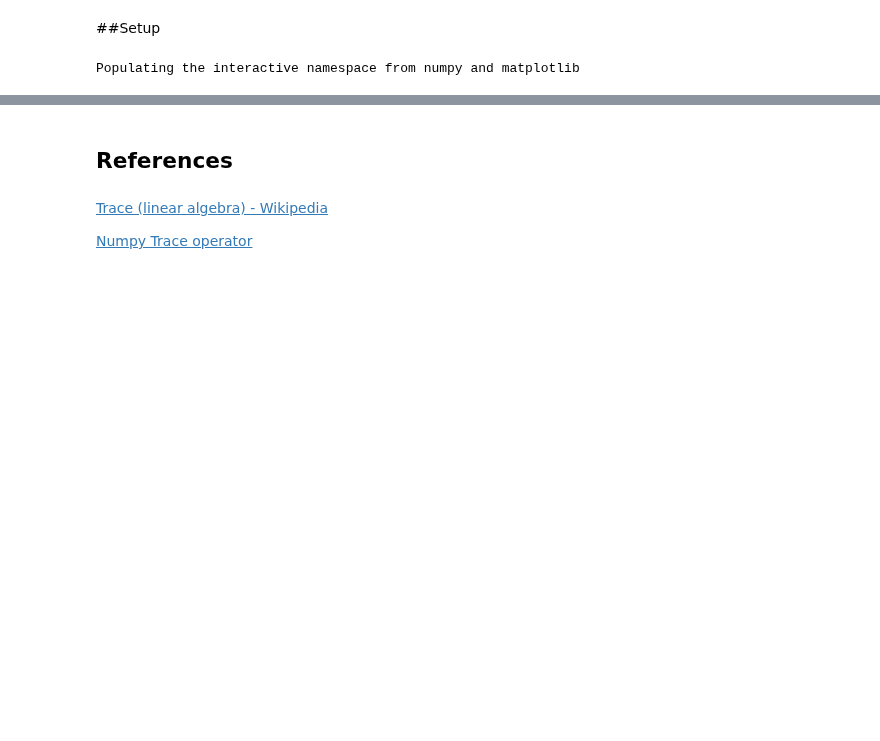
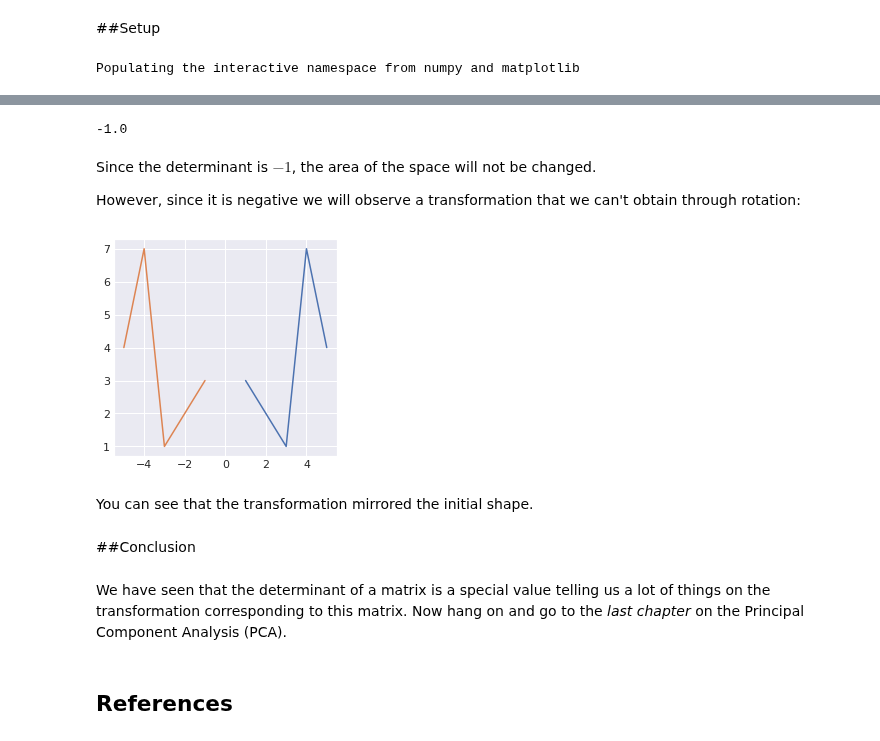
Before and after one commit to rahiakela/mathematics-for-machine-learning, a Jupyter notebook: deep-learning-book-maths/2_11_determinant.ipynb, the cells around one changed output, grey strips where cells are left out. Saved outputs shown, nothing was run; the diff lists cells and outputs as text; code cells hidden in the pictures; blank space fills up the shorter version.

```diff
--- a/deep-learning-book-maths/2_11_determinant.ipynb
+++ b/deep-learning-book-maths/2_11_determinant.ipynb
@@ -242,6 +196,39 @@ assert np.trace(A.dot(B).dot(C)) == np.trace(C.dot(A).dot(B)) == np.trace(B.dot(
+# %%
+# Some random points
+points = np.array([
+  [1, 3],
+  [2, 2],
+  [3, 1],
+  [4, 7],
+  [5, 4]
+])
+
+C = np.array([
+  [-1, 0],
+  [0, 1]
+])
+
+np.linalg.det(C)
+# %% [output]
+-1.0
+# %% [markdown]
+Since the determinant is $-1$, the area of the space will not be changed.
+
+However, since it is negative we will observe a transformation that we can't obtain through rotation:
+# %%
+newPoints = points.dot(C)
+
+plt.figure()
+plt.plot(points[:, 0], points[:, 1])
+plt.plot(newPoints[:, 0], newPoints[:, 1])
+plt.show()
+# %% [output]
+[figure, added]
+# %% [markdown]
+You can see that the transformation mirrored the initial shape.
+# %% [markdown]
+##Conclusion
+# %% [markdown]
+We have seen that the determinant of a matrix is a special value telling us a lot of things on the transformation corresponding to this matrix. Now hang on and go to the *last chapter* on the Principal Component Analysis (PCA).
 # %% [markdown]
 ## References
-# %% [markdown]
-[Trace (linear algebra) - Wikipedia](https://en.wikipedia.org/wiki/Trace_(linear_algebra))
-
-[Numpy Trace operator](https://docs.scipy.org/doc/numpy/reference/generated/numpy.trace.html)
```
Also changed, not shown: parts of 37 cells of this notebook.
